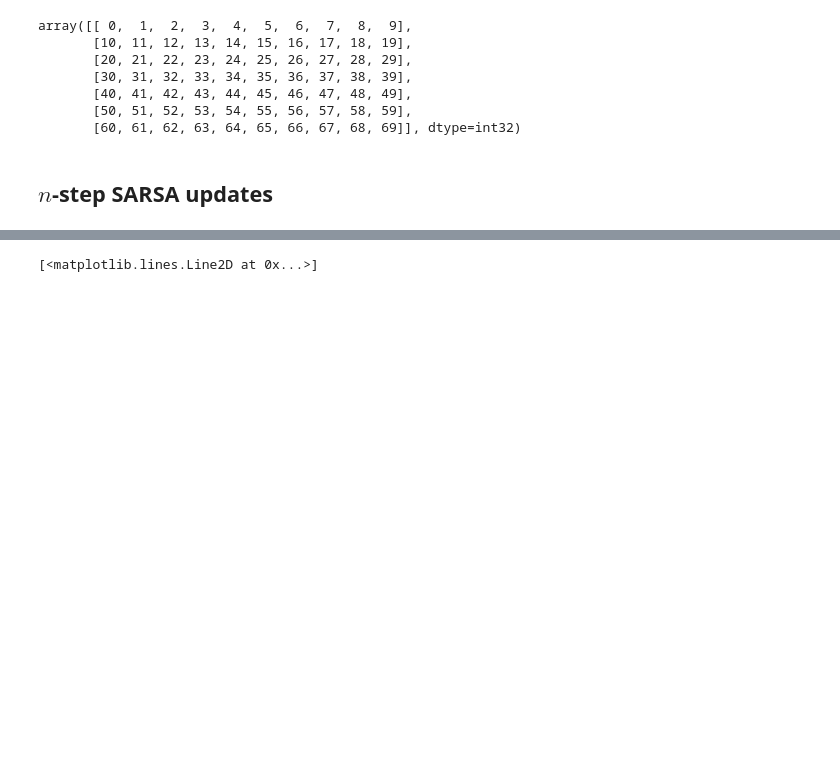
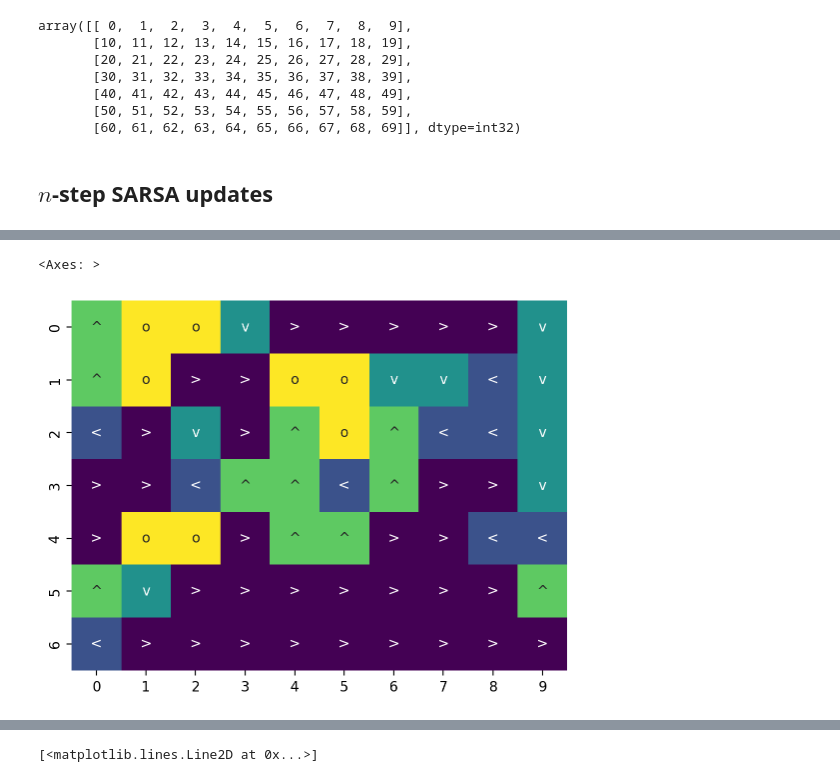
Before and after one commit to gerdm/reinforcement-learning, a Jupyter notebook: notebooks/ch07/windy-gridworld.ipynb, the cells around one changed output, grey strips where cells are left out. Saved outputs shown, nothing was run; the diff lists cells and outputs as text; code cells hidden in the pictures; blank space fills up the shorter version.

```diff
--- a/notebooks/ch07/windy-gridworld.ipynb
+++ b/notebooks/ch07/windy-gridworld.ipynb
@@ -205,0 +187,17 @@ plt.ylabel("Episodes");
+# %%
+policy = Q.argmax(axis=1)
+policy = pd.DataFrame({
+    "policy": policy,
+    "annot": [markers[name_movements[a]] for a in policy]
+})
+
+sns.heatmap(
+    data=policy["policy"].values.reshape(G.n_rows, G.n_cols),
+    annot=policy["annot"].values.reshape(G.n_rows, G.n_cols),
+    cmap="viridis",
+    cbar=False,
+    fmt="",
+)
+# %% [output]
+<Axes: >
+[figure, added]
```
Also changed, not shown: parts of 18 cells of this notebook, 1 other file.
